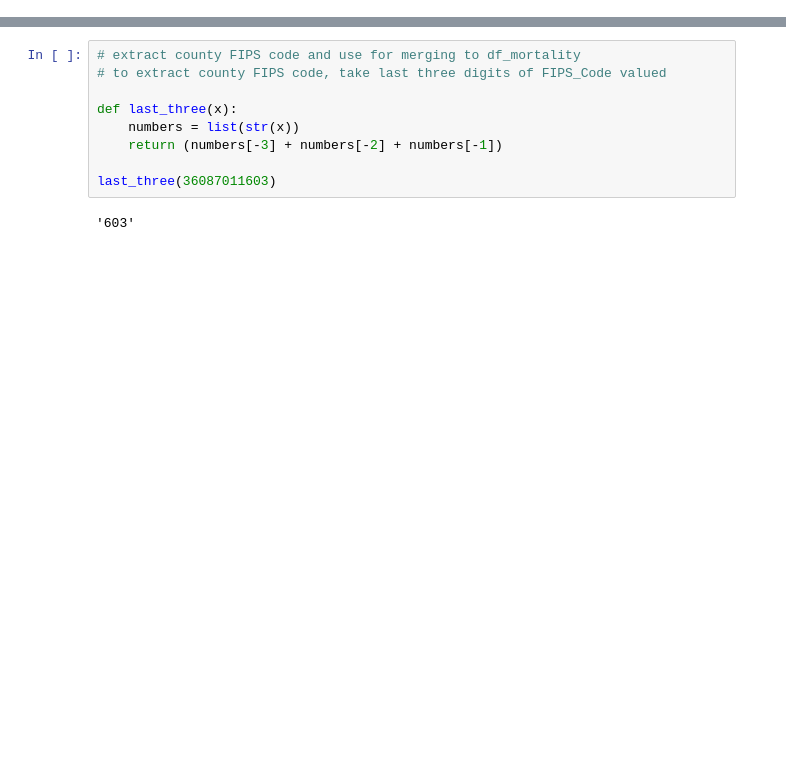
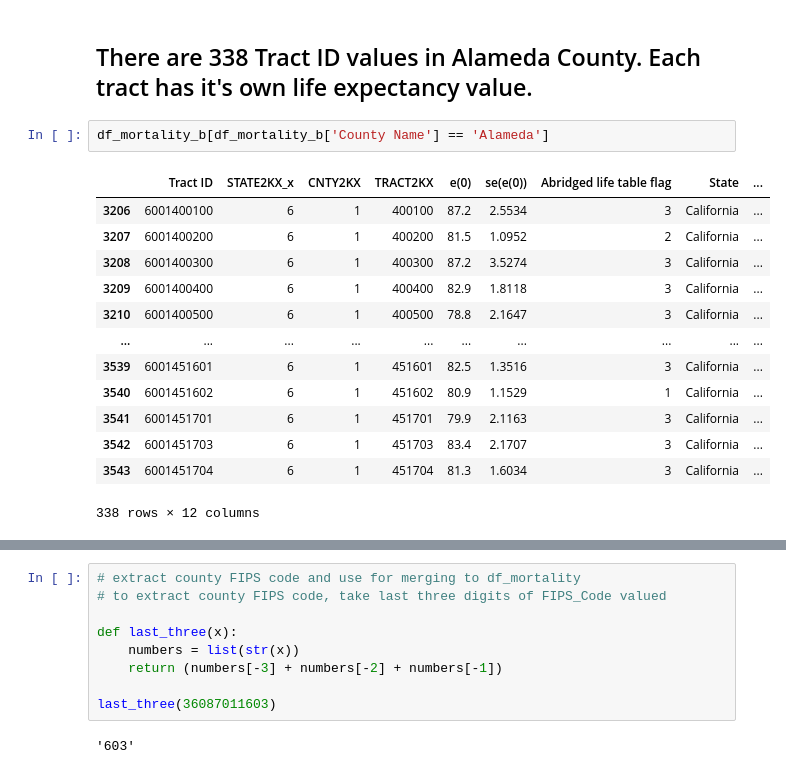
Before and after one commit to ChartreuseJoJo/Springboard2021, a Jupyter notebook: Capstone 2 Project Ed Gatdula.ipynb, the cells around one changed output, grey strips where cells are left out. Drawn from its saved outputs; the diff is of its cells as text; blank space fills up the shorter version.

```diff
--- a/Capstone 2 Project Ed Gatdula.ipynb
+++ b/Capstone 2 Project Ed Gatdula.ipynb
@@ -240,0 +306,18 @@ df_emp_edu_pov
+# %% [markdown]
+## There are 338 Tract ID values in Alameda County.  Each tract has it's own life expectancy value.
+# %%
+df_mortality_b[df_mortality_b['County Name'] == 'Alameda']
+# %% [output]
+|  | Tract ID | STATE2KX_x | CNTY2KX | TRACT2KX | e(0) | se(e(0)) | Abridged life table flag | State | ... |
+| 3206 | 6001400100 | 6 | 1 | 400100 | 87.2 | 2.5534 | 3 | California | ... |
+| 3207 | 6001400200 | 6 | 1 | 400200 | 81.5 | 1.0952 | 2 | California | ... |
+| 3208 | 6001400300 | 6 | 1 | 400300 | 87.2 | 3.5274 | 3 | California | ... |
+| 3209 | 6001400400 | 6 | 1 | 400400 | 82.9 | 1.8118 | 3 | California | ... |
+| 3210 | 6001400500 | 6 | 1 | 400500 | 78.8 | 2.1647 | 3 | California | ... |
+| ... | ... | ... | ... | ... | ... | ... | ... | ... | ... |
+| 3539 | 6001451601 | 6 | 1 | 451601 | 82.5 | 1.3516 | 3 | California | ... |
+| 3540 | 6001451602 | 6 | 1 | 451602 | 80.9 | 1.1529 | 1 | California | ... |
+| 3541 | 6001451701 | 6 | 1 | 451701 | 79.9 | 2.1163 | 3 | California | ... |
+| 3542 | 6001451703 | 6 | 1 | 451703 | 83.4 | 2.1707 | 3 | California | ... |
+| 3543 | 6001451704 | 6 | 1 | 451704 | 81.3 | 1.6034 | 3 | California | ... |
+338 rows × 12 columns
```
Also changed, not shown: parts of 69 cells of this notebook, 7 other files.
